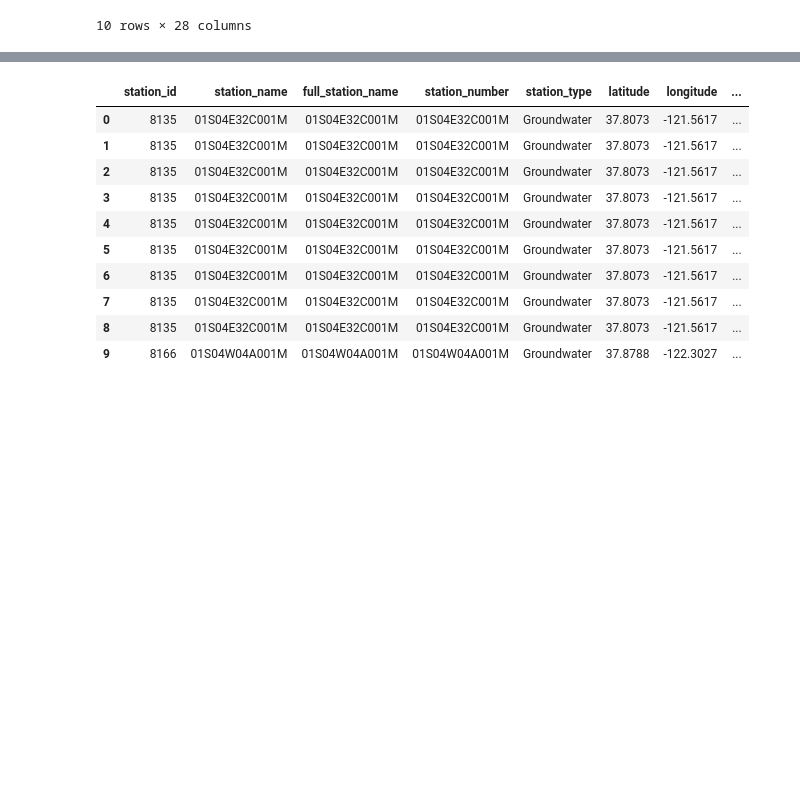
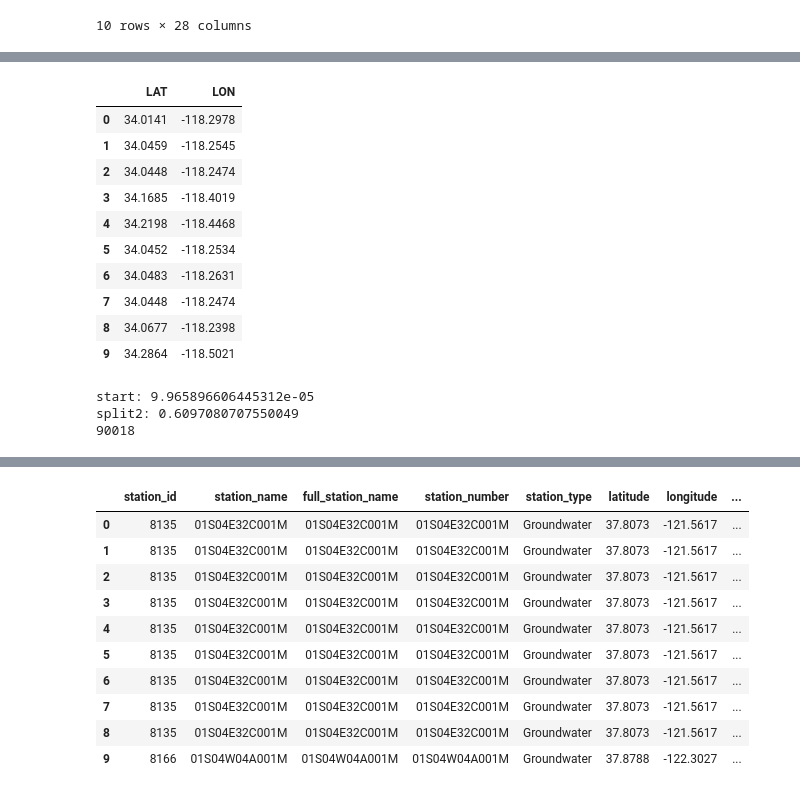
Before and after one commit to MaxDorris/MachineLearningProject, a Jupyter notebook: clean.ipynb, the cells around one changed output, grey strips where cells are left out. Saved outputs shown, nothing was run; the diff lists cells and outputs as text; code cells hidden in the pictures; blank space fills up the shorter version.

```diff
--- a/clean.ipynb
+++ b/clean.ipynb
@@ -5,8 +32,8 @@ import pandas as pd
 # %%
 # load in crime data and store in df
 crime_csv = 'Resources/crime_data.csv'
-crime_df = pd.read_csv(crime_csv)
-crime_df.head(10)
+crime_raw_df = pd.read_csv(crime_csv)
+crime_raw_df.head(10)
 # %% [output]
 |  | DR_NO | Date Rptd | DATE OCC | TIME OCC | AREA | AREA NAME | Rpt Dist No | Part 1-2 | Crm Cd | ... |
 | 0 | 10304468 | 01/08/2020 12:00:00 AM | 01/08/2020 12:00:00 AM | 2230 | 3 | Southwest | 377 | 2 | 624 | ... |
@@ -20,3 +47,21 @@ crime_df.head(10)
 | 8 | 200100507 | 01/04/2020 12:00:00 AM | 01/04/2020 12:00:00 AM | 200 | 1 | Central | 101 | 1 | 341 | ... |
 | 9 | 201710201 | 06/19/2020 12:00:00 AM | 05/26/2020 12:00:00 AM | 1925 | 17 | Devonshire | 1708 | 1 | 341 | ... |
 10 rows × 28 columns
+# %%
+# remove rows where lat or lon have 0.0 values
+crime_df = crime_raw_df.loc[(crime_full_df['LAT'] != 0.0) & (crime_full_df['LON'] != 0.0)]
+print(f'{len(crime_df)} Eligible LA Crime Reports Found!\n')
+
+# retrieve min and max values of lat and lon for LA crime data
+min_lat = min(crime_df['LAT'])
+print(f'Minimum Latitude: {min_lat}')
+max_lat = max(crime_df['LAT'])
+print(f'Maximum Latitude: {max_lat}')
+min_lon = min(crime_df['LON'])
+print(f'Minimum Longitude: {min_lon}')
+max_lon = max(crime_df['LON'])
+print(f'Maximum Latitude: {max_lon}')
+
+# use min and max lat and lon values in crime data to reduce iterable size of zipcode df to rough LA region
+zipcode_df = zipcode_df.loc[((zipcode_df['lat'] >= min_lat) & (zipcode_df['lat'] <= max_lat)) & ((zipcode_df['lon'] >= min_lon) & (zipcode_df['lon'] <= max_lon))]
+print(f'\n{len(zipcode_df)} Eligible LA Zipcodes Found!')
@@ -22,0 +77,33 @@ crime_df.head(10)
+# %%
+crime_df[['LAT','LON']][0:10]
+# %% [output]
+|  | LAT | LON |
+| 0 | 34.0141 | -118.2978 |
+| 1 | 34.0459 | -118.2545 |
+| 2 | 34.0448 | -118.2474 |
+| 3 | 34.1685 | -118.4019 |
+| 4 | 34.2198 | -118.4468 |
+| 5 | 34.0452 | -118.2534 |
+| 6 | 34.0483 | -118.2631 |
+| 7 | 34.0448 | -118.2474 |
+| 8 | 34.0677 | -118.2398 |
+| 9 | 34.2864 | -118.5021 |
+# %%
+## TEST ZONE
+start = time.time()
+
+coords = [[34.037823323503005, -118.3234316599101]]
+coord_dists = zipcode_df
+print('start:',time.time() - start)
+
+dists = []
+
+for i in coord_dists.values:
+    dists.append(pgeocode.haversine_distance(np.array(coords), np.array([[i[0],i[1]]]))[0])
+print('split2:', time.time() - start)
+coord_dists['dist'] = dists
+print(coord_dists.loc[coord_dists['dist'] == min(coord_dists['dist'])].index[0])
+# %% [output]
+start: 9.965896606445312e-05
+split2: 0.6097080707550049
+90018
```
Also changed, not shown: parts of 9 cells of this notebook, 1 other file.
